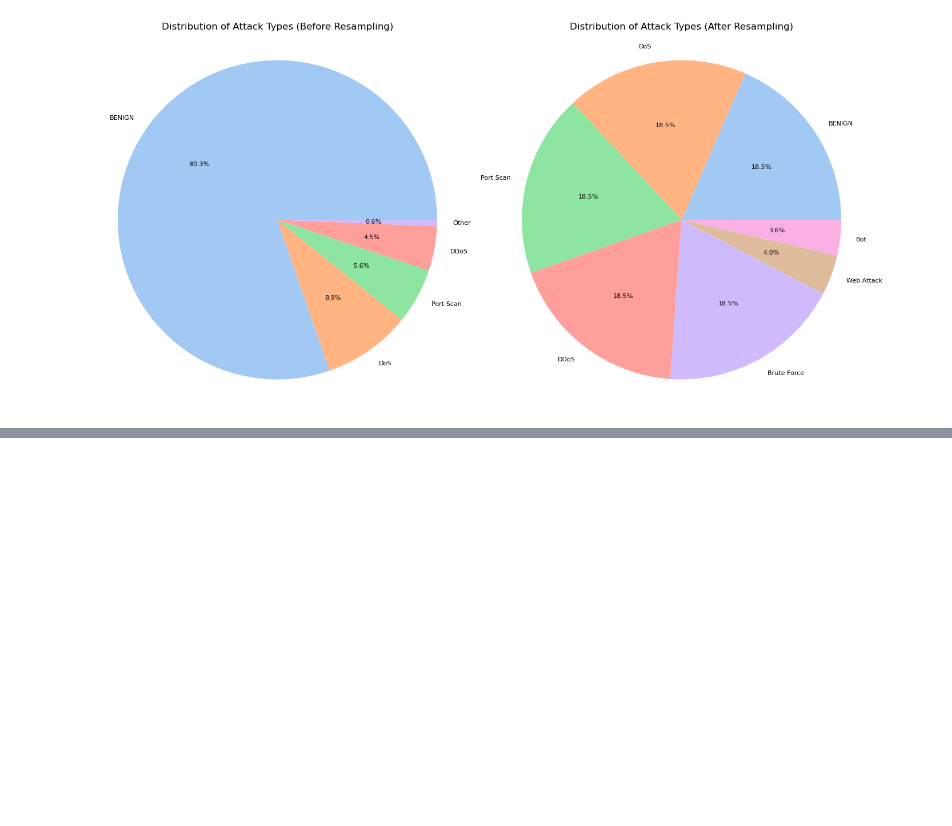
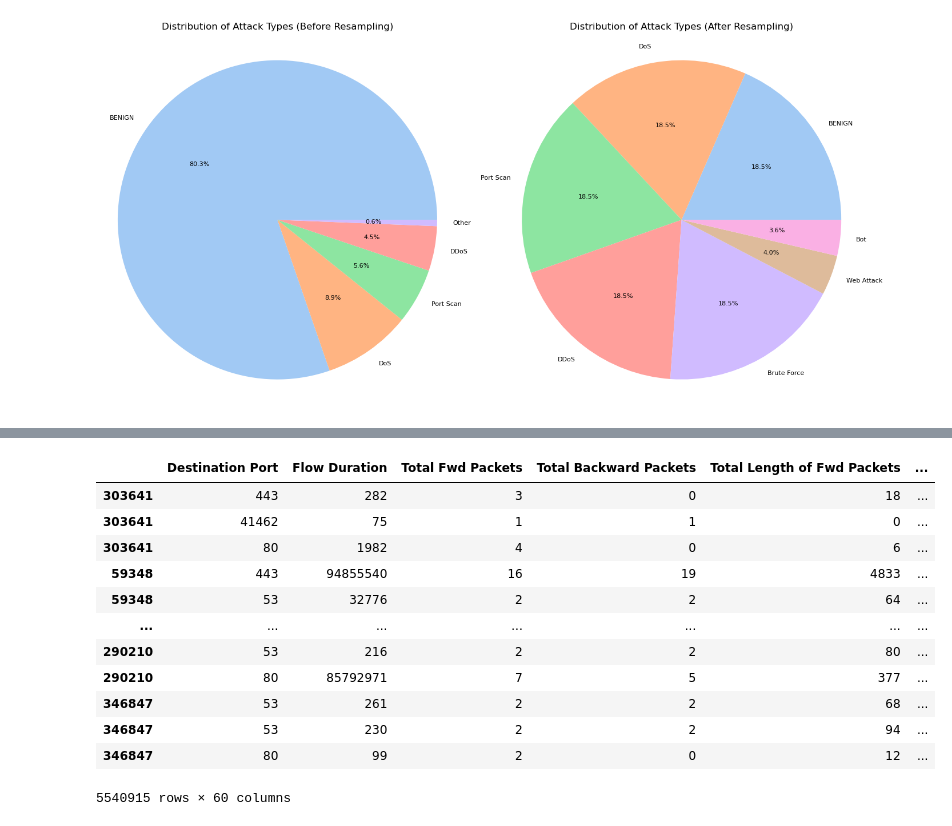
Before and after one commit to SelAw432/Dissertation-SFL, a Jupyter notebook: data/preprocessing.ipynb, the cells around one changed output, grey strips where cells are left out. Cells and saved outputs as stored; diff of their text form; code cells hidden in the pictures; blank space fills up the shorter version.

```diff
--- a/data/preprocessing.ipynb
+++ b/data/preprocessing.ipynb
@@ -678,0 +679,16 @@ region1_df
+# %%
+region2_df
+# %% [output]
+|  | Destination Port | Flow Duration | Total Fwd Packets | Total Backward Packets | Total Length of Fwd Packets | ... |
+| 303641 | 443 | 282 | 3 | 0 | 18 | ... |
+| 303641 | 41462 | 75 | 1 | 1 | 0 | ... |
+| 303641 | 80 | 1982 | 4 | 0 | 6 | ... |
+| 59348 | 443 | 94855540 | 16 | 19 | 4833 | ... |
+| 59348 | 53 | 32776 | 2 | 2 | 64 | ... |
+| ... | ... | ... | ... | ... | ... | ... |
+| 290210 | 53 | 216 | 2 | 2 | 80 | ... |
+| 290210 | 80 | 85792971 | 7 | 5 | 377 | ... |
+| 346847 | 53 | 261 | 2 | 2 | 68 | ... |
+| 346847 | 53 | 230 | 2 | 2 | 94 | ... |
+| 346847 | 80 | 99 | 2 | 0 | 12 | ... |
+5540915 rows × 60 columns
```
Also changed, not shown: parts of 6 cells of this notebook.
